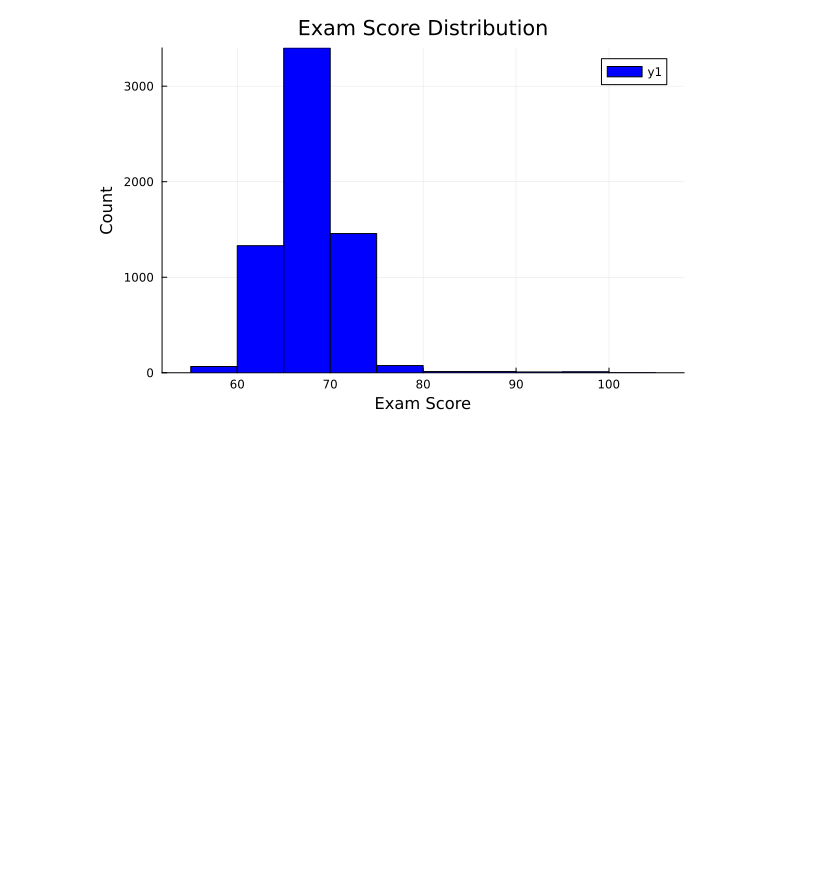
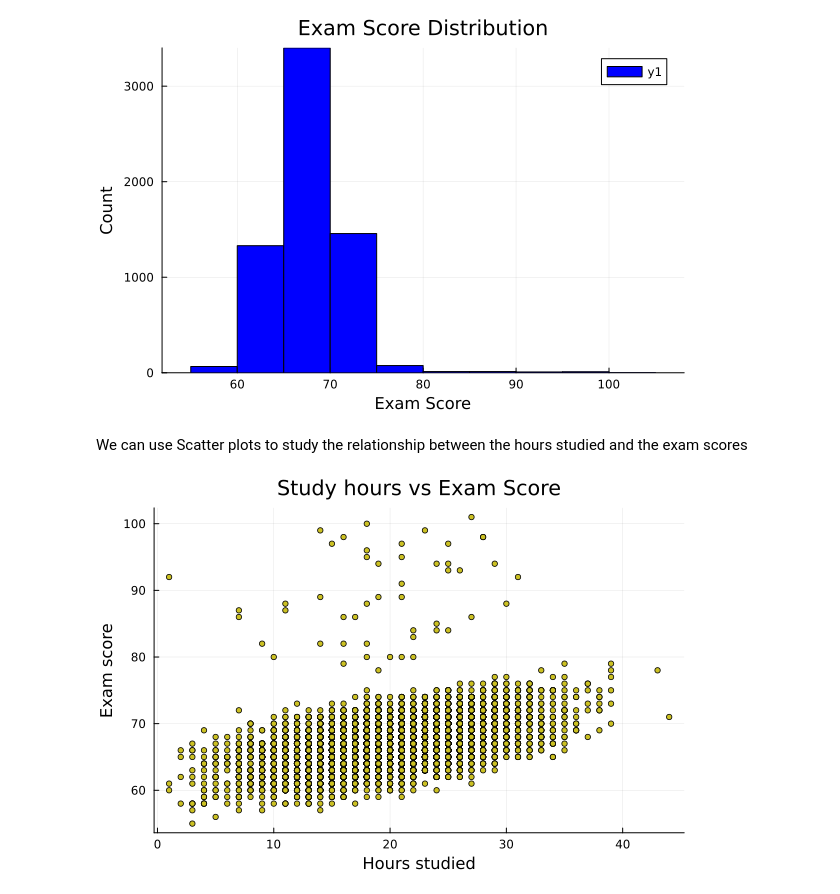
Before and after one commit to Jasper-Johansen/data_analysis_using_julia, a Jupyter notebook: Data_Analysis.ipynb, the cells around one changed output. Saved outputs shown, nothing was run; the diff lists cells and outputs as text; code cells hidden in the pictures; blank space fills up the shorter version.

Commit message:
Use Scatter function for Hours studied v Exam score

```diff
--- a/Data_Analysis.ipynb
+++ b/Data_Analysis.ipynb
@@ -242,3 +242,9 @@ using Plots
 histogram(df.Exam_Score, bins=20, color=:blue, title="Exam Score Distribution", xlabel="Exam Score", ylabel="Count")
 # %% [output]
 [figure]
+# %% [markdown]
+We can use Scatter plots to study the relationship between the hours studied and the exam scores
+# %%
+scatter(df.Hours_Studied,df.Exam_Score, title="Study hours vs Exam Score", xlabel="Hours studied", ylabel = "Exam score", color="#ccc123", markersize=3, line=:solid, legend=false, )
+# %% [output]
+[figure, added]
```
